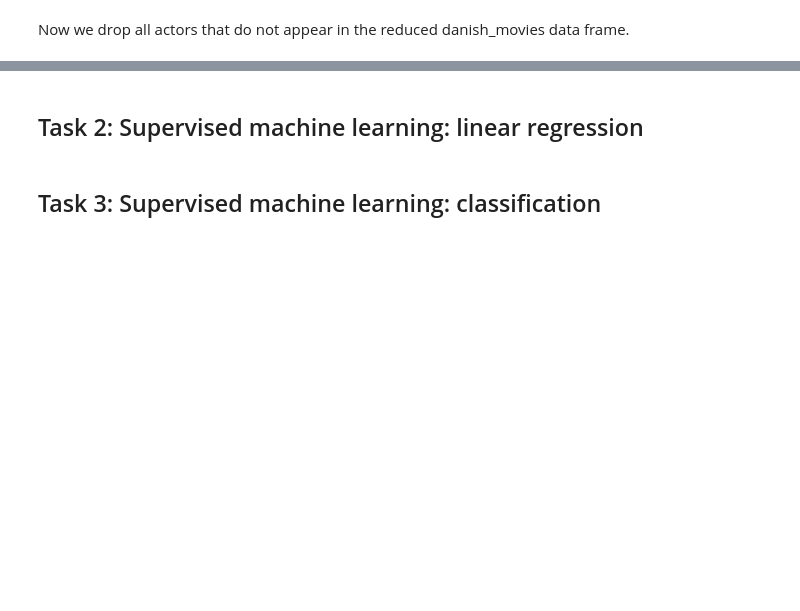
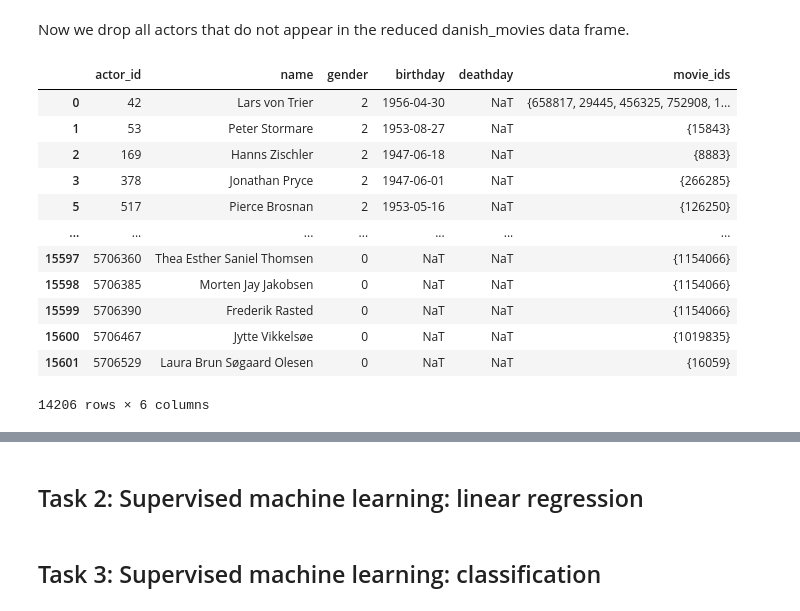
Before and after one commit to pbollhorn/bi-group-5-and-9, a Jupyter notebook: mp3/mini_project_3.ipynb, the cells around one changed output, grey strips where cells are left out. Saved outputs shown, nothing was run; the diff lists cells and outputs as text; code cells hidden in the pictures; blank space fills up the shorter version.

```diff
--- a/mp3/mini_project_3.ipynb
+++ b/mp3/mini_project_3.ipynb
@@ -155,2 +182,25 @@ danish_movies.shape
 # %% [markdown]
 Now we drop all actors that do not appear in the reduced danish_movies data frame.
+# %%
+# Step 1: Get all unique actor IDs from danish_movies
+all_actor_ids = set()
+for cast_list in danish_movies['cast_person_ids']:
+    all_actor_ids.update(cast_list)
+
+# Step 2: Filter danish_actors to only have those who appear in the reduced danish_movies data frame
+danish_actors = danish_actors[danish_actors['actor_id'].isin(all_actor_ids)].copy()
+danish_actors
+# %% [output]
+|  | actor_id | name | gender | birthday | deathday | movie_ids |
+| 0 | 42 | Lars von Trier | 2 | 1956-04-30 | NaT | {658817, 29445, 456325, 752908, 1... |
+| 1 | 53 | Peter Stormare | 2 | 1953-08-27 | NaT | {15843} |
+| 2 | 169 | Hanns Zischler | 2 | 1947-06-18 | NaT | {8883} |
+| 3 | 378 | Jonathan Pryce | 2 | 1947-06-01 | NaT | {266285} |
+| 5 | 517 | Pierce Brosnan | 2 | 1953-05-16 | NaT | {126250} |
+| ... | ... | ... | ... | ... | ... | ... |
+| 15597 | 5706360 | Thea Esther Saniel Thomsen | 0 | NaT | NaT | {1154066} |
+| 15598 | 5706385 | Morten Jay Jakobsen | 0 | NaT | NaT | {1154066} |
+| 15599 | 5706390 | Frederik Rasted | 0 | NaT | NaT | {1154066} |
+| 15600 | 5706467 | Jytte Vikkelsøe | 0 | NaT | NaT | {1019835} |
+| 15601 | 5706529 | Laura Brun Søgaard Olesen | 0 | NaT | NaT | {16059} |
+14206 rows × 6 columns
```
Also changed, not shown: parts of 6 cells of this notebook.
